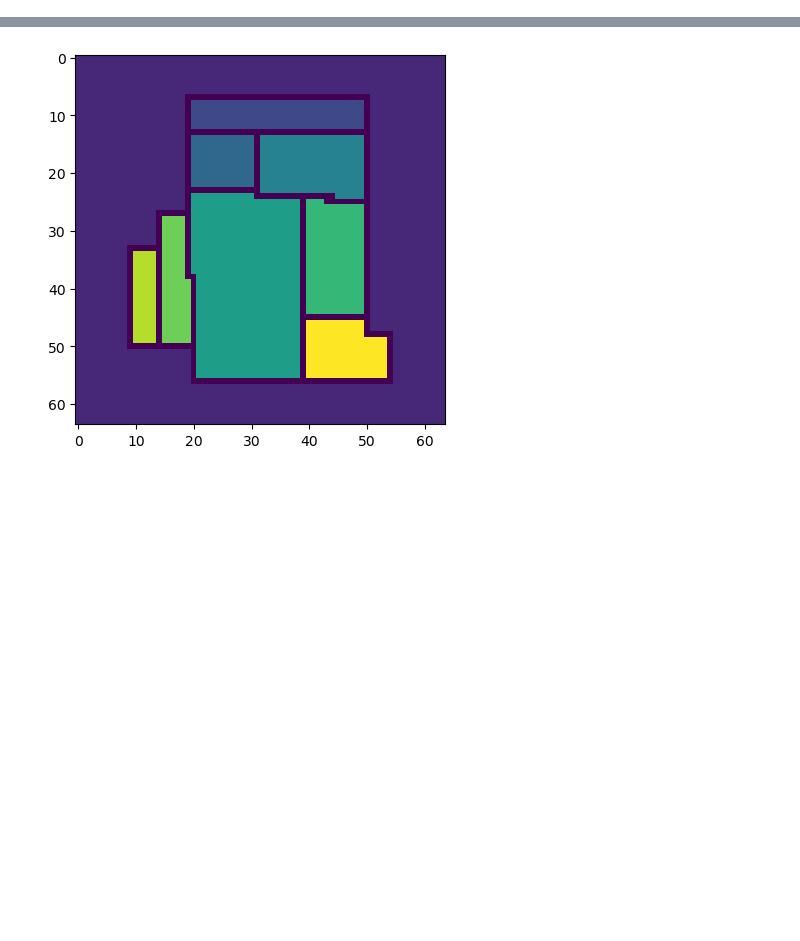
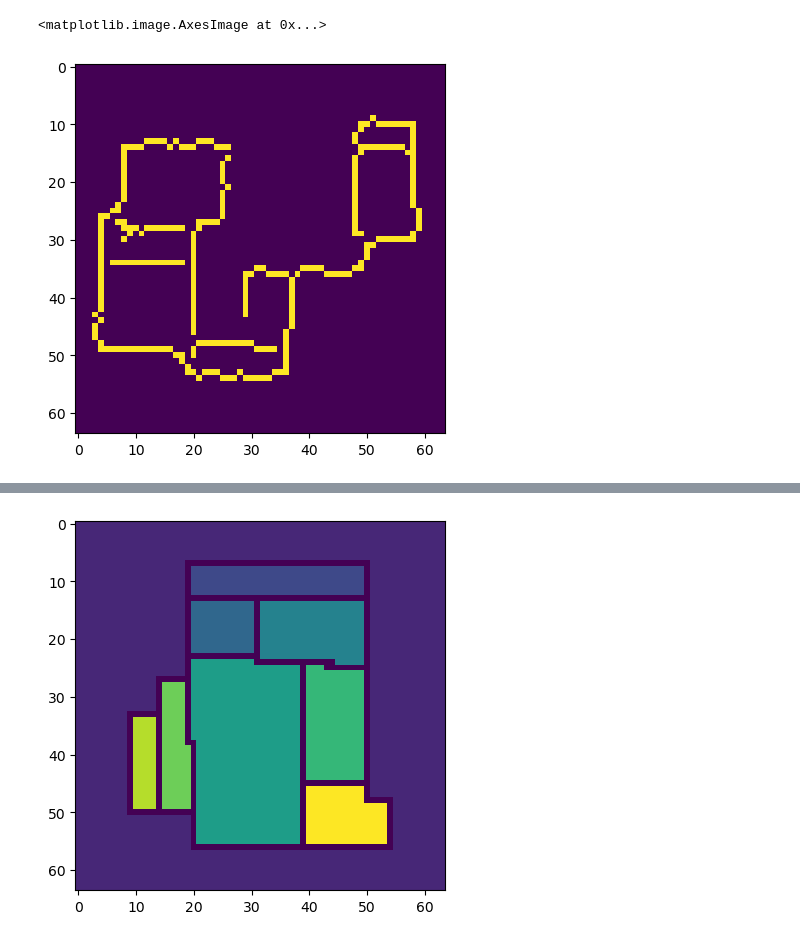
Before and after one commit to mario-deaconescu/HouseCFG, a Jupyter notebook: notebooks/sample_raster_bubbles.ipynb, the cells around one changed output, grey strips where cells are left out. Drawn from its saved outputs; the diff is of its cells as text; code cells hidden in the pictures; blank space fills up the shorter version.

```diff
--- a/notebooks/sample_raster_bubbles.ipynb
+++ b/notebooks/sample_raster_bubbles.ipynb
@@ -70,3 +67,42 @@ plt.colorbar()
+# %%
+import torch.nn.functional as F
+
+def sobel_gradients(image):
+    image = torch.tensor(image, dtype=torch.float32).unsqueeze(0)
+    # image: (B, 1, H, W) or (B, C, H, W)
+    sobel_x = torch.tensor([[1, 0, -1],
+                            [2, 0, -2],
+                            [1, 0, -1]], dtype=torch.float32).view(1, 1, 3, 3)
+    sobel_y = torch.tensor([[1, 2, 1],
+                            [0, 0, 0],
+                            [-1, -2, -1]], dtype=torch.float32).view(1, 1, 3, 3)
+
+    sobel_x = sobel_x.to(image.device)
+    sobel_y = sobel_y.to(image.device)
+
+    grad_x = F.conv2d(image, sobel_x, padding=1, groups=image.shape[0])
+    grad_y = F.conv2d(image, sobel_y, padding=1, groups=image.shape[0])
+    return grad_x + grad_y
+
+def compute_gradients_np(img):
+    grad_y = np.abs(img[..., 1:, :] - img[..., :-1, :])  # vertical gradient
+    grad_x = np.abs(img[..., :, 1:] - img[..., :, :-1])  # horizontal gradient
+    return grad_x, grad_y
+
+def canny_on_float_image(room_type_map):
+    # Normalize from [-1, 1] → [0, 255]
+    img = ((room_type_map + 1) / 2 * 255).astype(np.uint8)
+
+    # Canny edge detection (tune thresholds)
+    blurred = cv2.GaussianBlur(img, (3, 3), sigmaX=1)
+    edges = cv2.Canny(blurred, threshold1=30, threshold2=100)
+
+    return edges.astype(np.float32) / 255.0  # Normalize to [0, 1] float
+
+plt.imshow(canny_on_float_image(sampled.image))
+# %% [output]
+<matplotlib.image.AxesImage at 0x...>
+[figure, added]
 # %%
 plt.imshow(sampled.image, vmin=-1, vmax=1)
 # %% [output]
```
Also changed, not shown: parts of 7 cells of this notebook, 5 other files.
